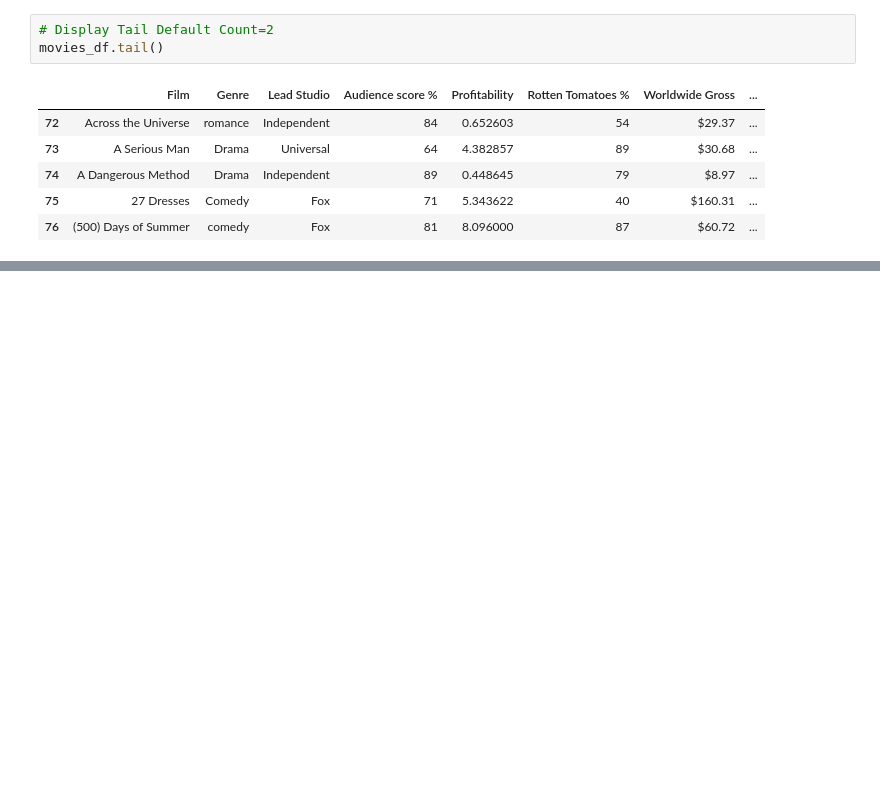
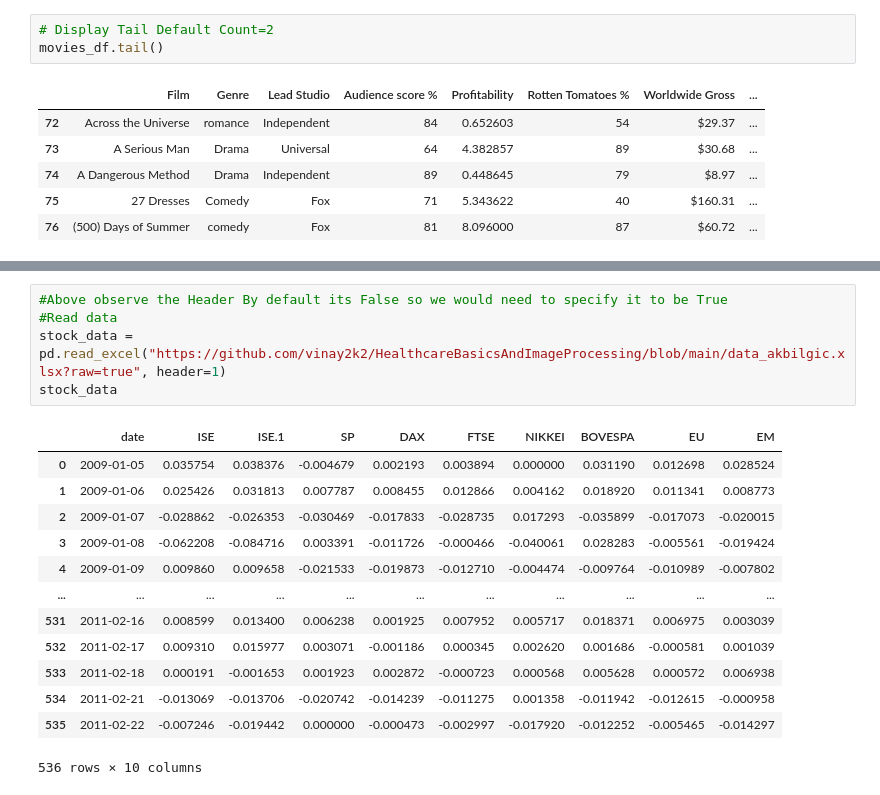
Before and after one commit to vinay2k2/HealthcareBasicsAndImageProcessing, a Jupyter notebook: PandasTemplate.ipynb, the cells around one changed output, grey strips where cells are left out. Cells and saved outputs as stored; diff of their text form; blank space fills up the shorter version.

```diff
--- a/PandasTemplate.ipynb
+++ b/PandasTemplate.ipynb
@@ -165,0 +228,19 @@ display(movies_df)
+# %%
+#Above observe the Header By default its False so we would need to specify it to be True
+#Read data
+stock_data = pd.read_excel("https://github.com/vinay2k2/HealthcareBasicsAndImageProcessing/blob/main/data_akbilgic.xlsx?raw=true", header=1)
+stock_data
+# %% [output]
+|  | date | ISE | ISE.1 | SP | DAX | FTSE | NIKKEI | BOVESPA | EU | EM |
+| 0 | 2009-01-05 | 0.035754 | 0.038376 | -0.004679 | 0.002193 | 0.003894 | 0.000000 | 0.031190 | 0.012698 | 0.028524 |
+| 1 | 2009-01-06 | 0.025426 | 0.031813 | 0.007787 | 0.008455 | 0.012866 | 0.004162 | 0.018920 | 0.011341 | 0.008773 |
+| 2 | 2009-01-07 | -0.028862 | -0.026353 | -0.030469 | -0.017833 | -0.028735 | 0.017293 | -0.035899 | -0.017073 | -0.020015 |
+| 3 | 2009-01-08 | -0.062208 | -0.084716 | 0.003391 | -0.011726 | -0.000466 | -0.040061 | 0.028283 | -0.005561 | -0.019424 |
+| 4 | 2009-01-09 | 0.009860 | 0.009658 | -0.021533 | -0.019873 | -0.012710 | -0.004474 | -0.009764 | -0.010989 | -0.007802 |
+| ... | ... | ... | ... | ... | ... | ... | ... | ... | ... | ... |
+| 531 | 2011-02-16 | 0.008599 | 0.013400 | 0.006238 | 0.001925 | 0.007952 | 0.005717 | 0.018371 | 0.006975 | 0.003039 |
+| 532 | 2011-02-17 | 0.009310 | 0.015977 | 0.003071 | -0.001186 | 0.000345 | 0.002620 | 0.001686 | -0.000581 | 0.001039 |
+| 533 | 2011-02-18 | 0.000191 | -0.001653 | 0.001923 | 0.002872 | -0.000723 | 0.000568 | 0.005628 | 0.000572 | 0.006938 |
+| 534 | 2011-02-21 | -0.013069 | -0.013706 | -0.020742 | -0.014239 | -0.011275 | 0.001358 | -0.011942 | -0.012615 | -0.000958 |
+| 535 | 2011-02-22 | -0.007246 | -0.019442 | 0.000000 | -0.000473 | -0.002997 | -0.017920 | -0.012252 | -0.005465 | -0.014297 |
+536 rows × 10 columns
```
Also changed, not shown: parts of 6 cells of this notebook.
